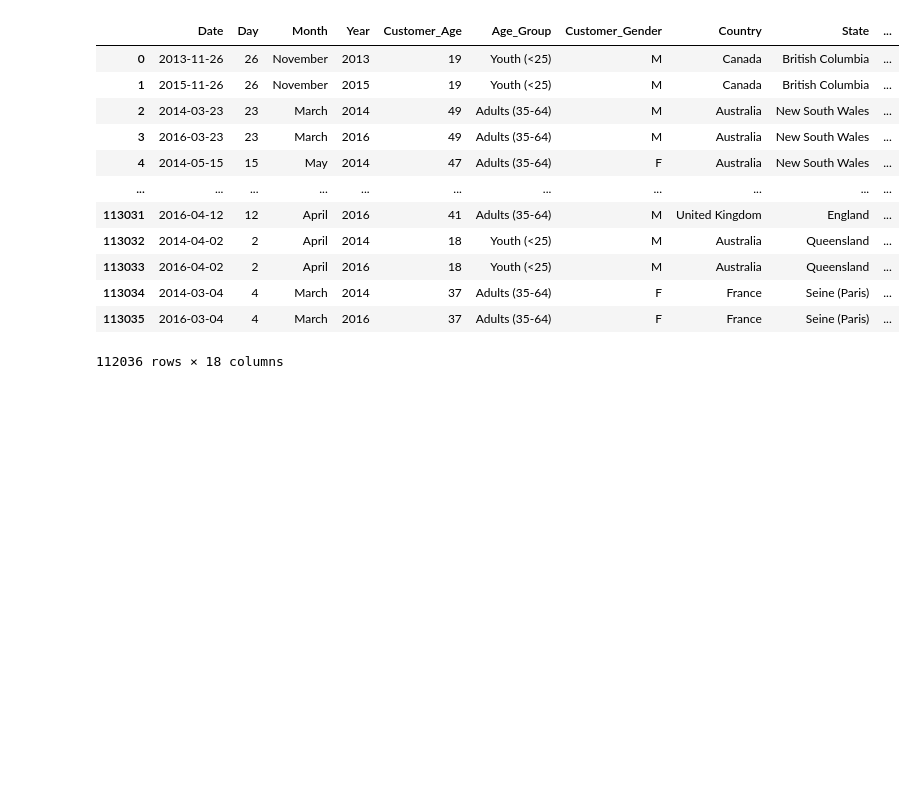
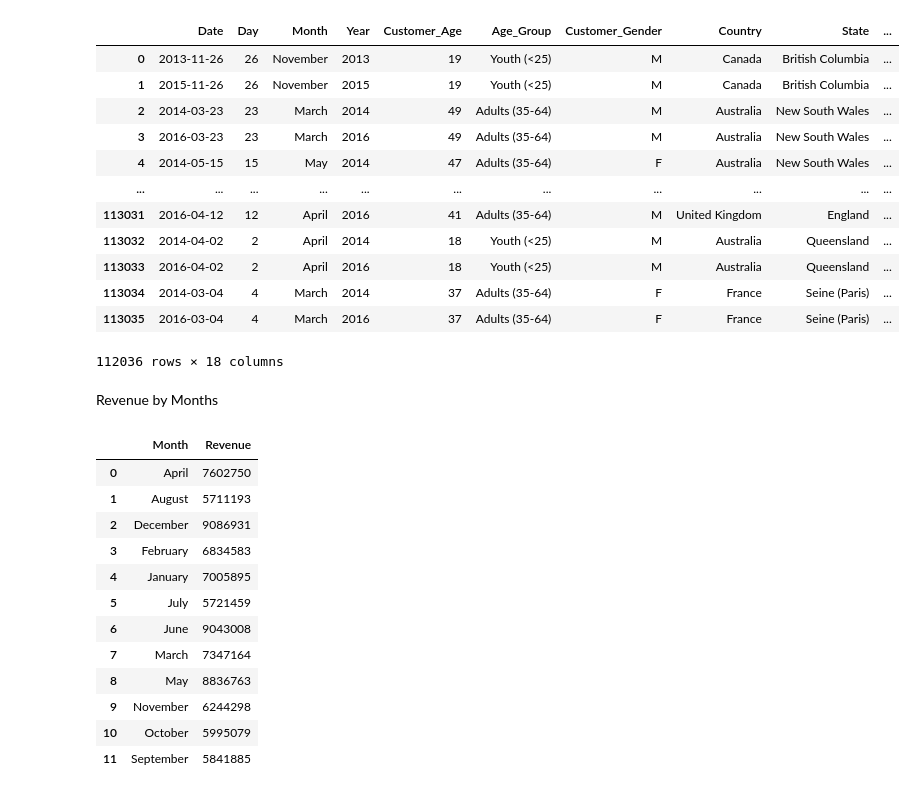
Before and after one commit to YashSharma082003/Exploratory-Data-Analysis-of-Bike-Store-Sales-Dataset, a Jupyter notebook: Exploratory_Data_Analysis_Of_Bike_Store_Sales_Dataset.ipynb, the cells around one changed output. Cells and saved outputs as stored; diff of their text form; code cells hidden in the pictures; blank space fills up the shorter version.

```diff
--- a/Exploratory_Data_Analysis_Of_Bike_Store_Sales_Dataset.ipynb
+++ b/Exploratory_Data_Analysis_Of_Bike_Store_Sales_Dataset.ipynb
@@ -142,3 +142,21 @@ df.drop_duplicates()
 | 113034 | 2014-03-04 | 4 | March | 2014 | 37 | Adults (35-64) | F | France | Seine (Paris) | ... |
 | 113035 | 2016-03-04 | 4 | March | 2016 | 37 | Adults (35-64) | F | France | Seine (Paris) | ... |
 112036 rows × 18 columns
+# %% [markdown]
+Revenue by Months
+# %%
+df.groupby('Month')['Revenue'].sum().reset_index()
+# %% [output]
+|  | Month | Revenue |
+| 0 | April | 7602750 |
+| 1 | August | 5711193 |
+| 2 | December | 9086931 |
+| 3 | February | 6834583 |
+| 4 | January | 7005895 |
+| 5 | July | 5721459 |
+| 6 | June | 9043008 |
+| 7 | March | 7347164 |
+| 8 | May | 8836763 |
+| 9 | November | 6244298 |
+| 10 | October | 5995079 |
+| 11 | September | 5841885 |
```
Also changed, not shown: parts of 3 cells of this notebook.
